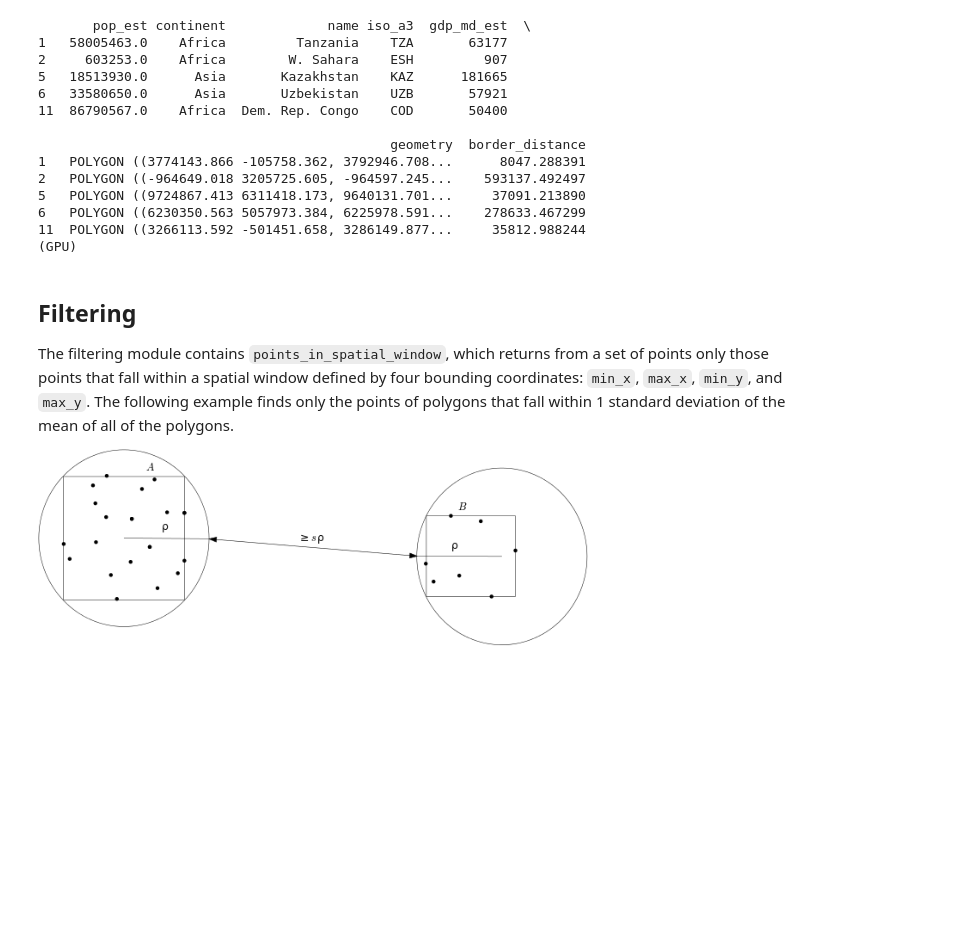
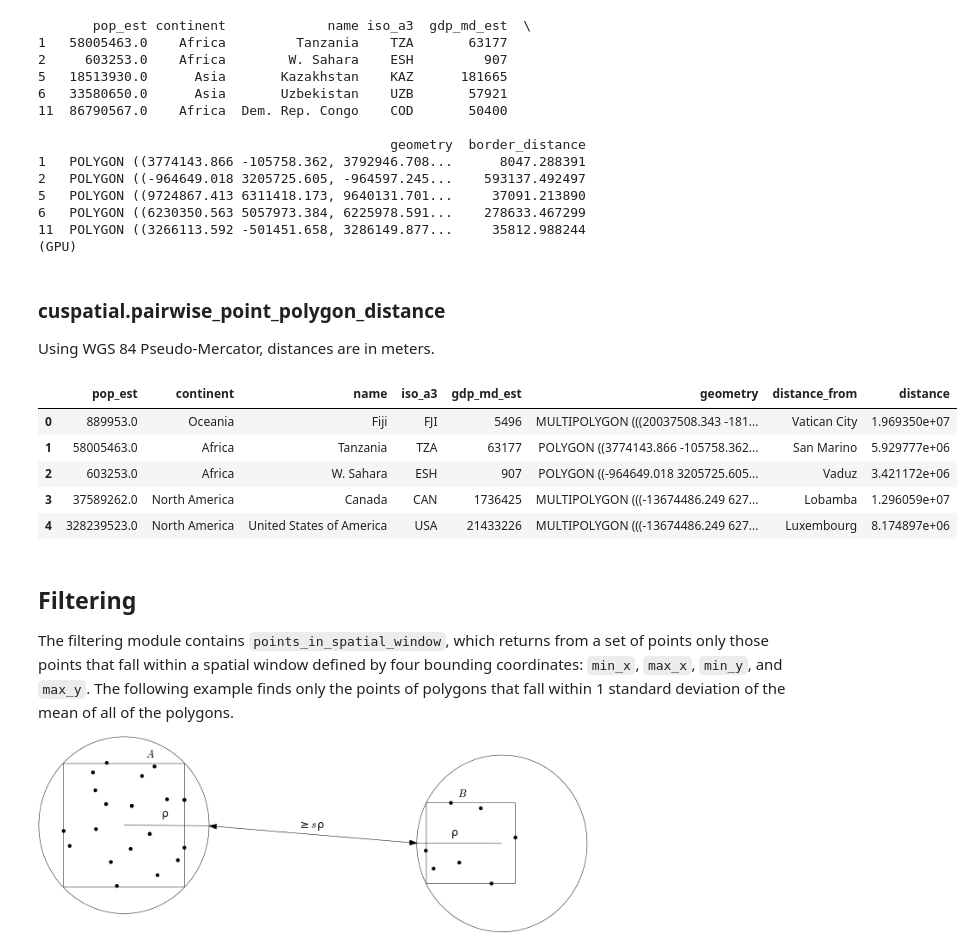
Before and after one commit to rapidsai/cuspatial, a Jupyter notebook: docs/source/user_guide/cuspatial_api_examples.ipynb, the cells around one changed output. Saved outputs shown, nothing was run; the diff lists cells and outputs as text; code cells hidden in the pictures; blank space fills up the shorter version.

```diff
--- a/docs/source/user_guide/cuspatial_api_examples.ipynb
+++ b/docs/source/user_guide/cuspatial_api_examples.ipynb
@@ -481,6 +481,32 @@ print(gpu_polygons.head())
 6   POLYGON ((6230350.563 5057973.384, 6225978.591...    278633.467299
 11  POLYGON ((3266113.592 -501451.658, 3286149.877...     35812.988244
 (GPU)
+# %% [markdown]
+### cuspatial.pairwise_point_polygon_distance
+
+Using WGS 84 Pseudo-Mercator, distances are in meters.
+# %%
+cities = geopandas.read_file(geopandas.datasets.get_path("naturalearth_cities")).to_crs(3857)
+countries = geopandas.read_file(geopandas.datasets.get_path("naturalearth_lowres")).to_crs(3857)
+
+gpu_cities = cuspatial.from_geopandas(cities)
+gpu_countries = cuspatial.from_geopandas(countries)
+
+dist = cuspatial.pairwise_point_polygon_distance(
+    gpu_cities.geometry[:len(gpu_countries)], gpu_countries.geometry
+)
+
+gpu_countries["distance_from"] = cities.name
+gpu_countries["distance"] = dist
+
+gpu_countries.head()
+# %% [output]
+|  | pop_est | continent | name | iso_a3 | gdp_md_est | geometry | distance_from | distance |
+| 0 | 889953.0 | Oceania | Fiji | FJI | 5496 | MULTIPOLYGON (((20037508.343 -181... | Vatican City | 1.969350e+07 |
+| 1 | 58005463.0 | Africa | Tanzania | TZA | 63177 | POLYGON ((3774143.866 -105758.362... | San Marino | 5.929777e+06 |
+| 2 | 603253.0 | Africa | W. Sahara | ESH | 907 | POLYGON ((-964649.018 3205725.605... | Vaduz | 3.421172e+06 |
+| 3 | 37589262.0 | North America | Canada | CAN | 1736425 | MULTIPOLYGON (((-13674486.249 627... | Lobamba | 1.296059e+07 |
+| 4 | 328239523.0 | North America | United States of America | USA | 21433226 | MULTIPOLYGON (((-13674486.249 627... | Luxembourg | 8.174897e+06 |
 # %% [markdown]
 ## Filtering
 
```
